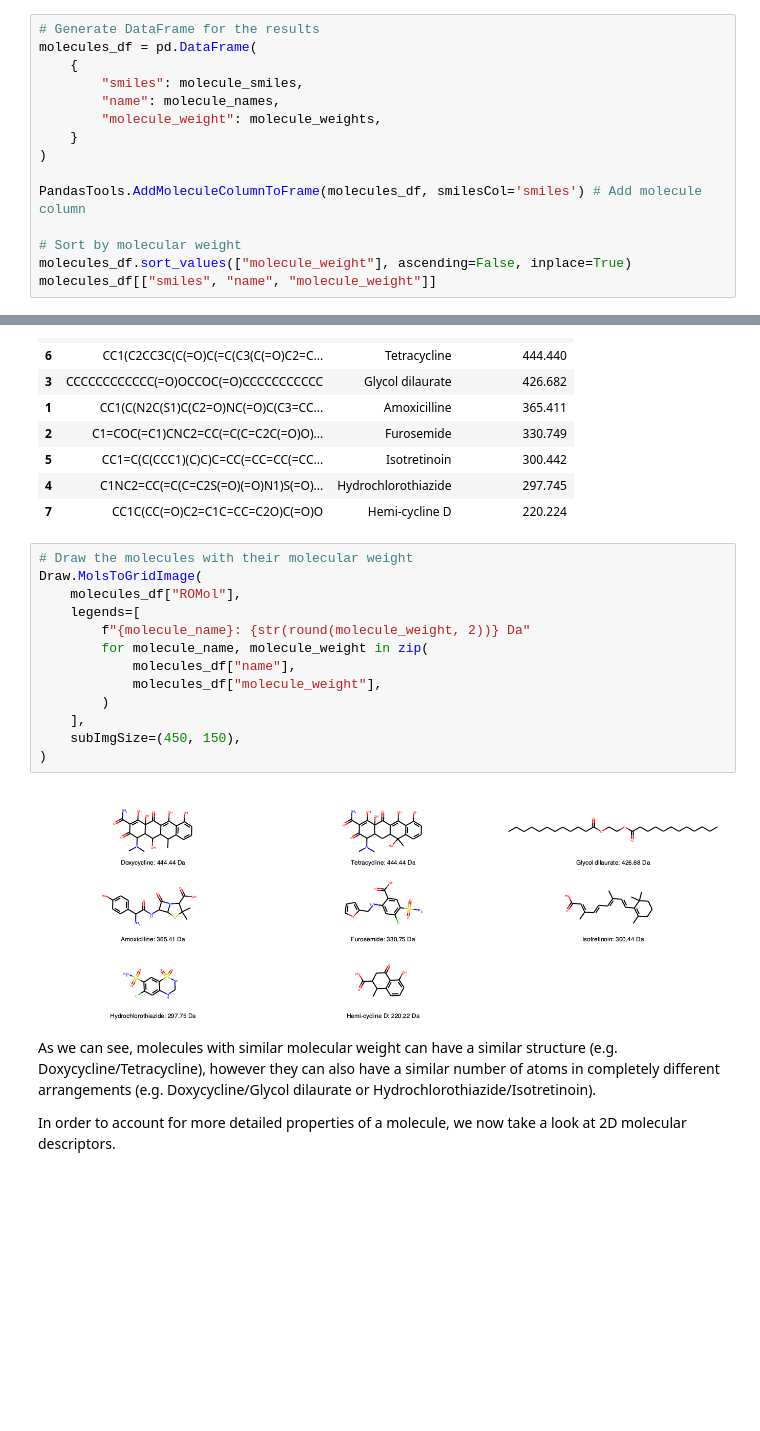
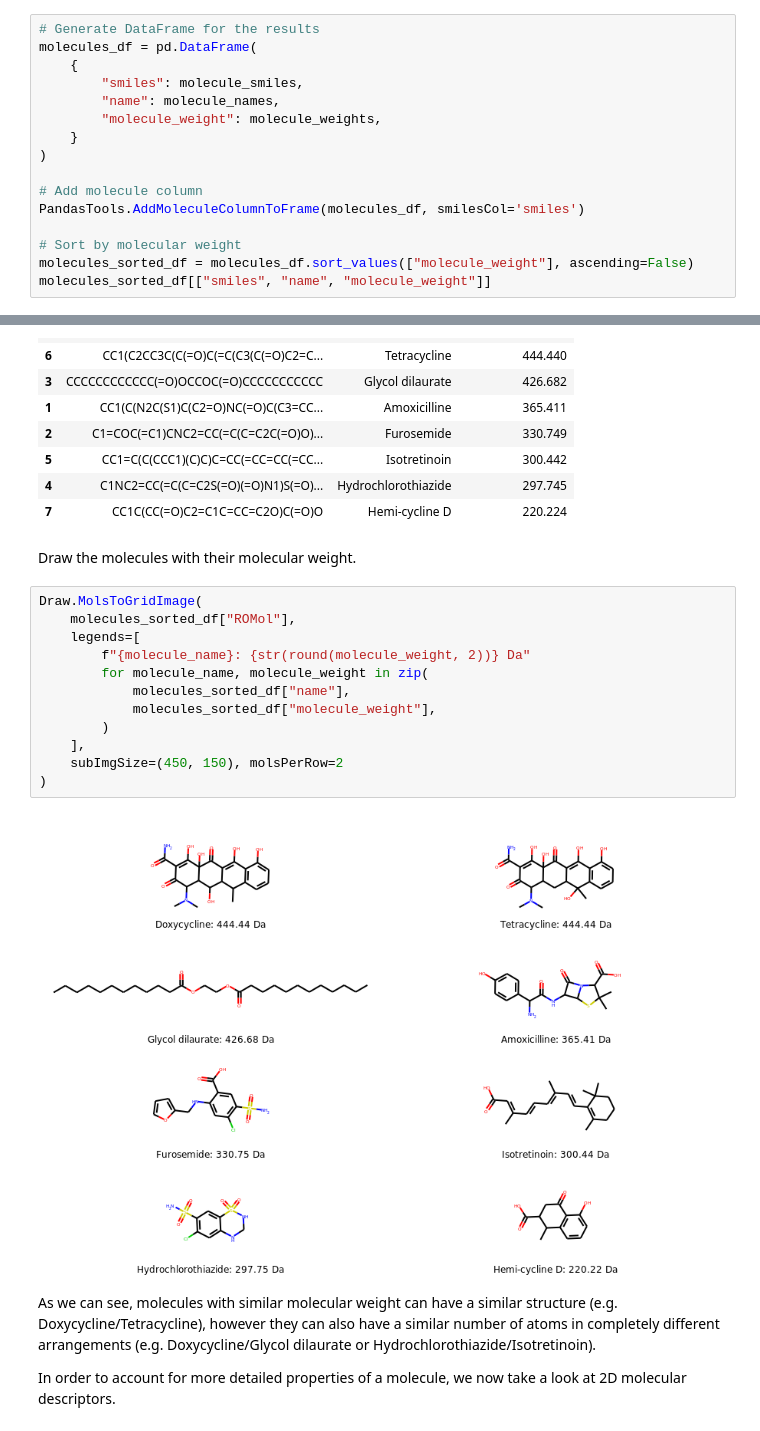
Before and after one commit to volkamerlab/teachopencadd, a Jupyter notebook: teachopencadd/talktorials/004_compound_similarity/talktorial.ipynb, the cells around one changed output, grey strips where cells are left out. Saved outputs shown, nothing was run; the diff lists cells and outputs as text; blank space fills up the shorter version.

```diff
--- a/teachopencadd/talktorials/004_compound_similarity/talktorial.ipynb
+++ b/teachopencadd/talktorials/004_compound_similarity/talktorial.ipynb
@@ -256,11 +253,12 @@ molecules_df = pd.DataFrame(
     }
 )
 
-PandasTools.AddMoleculeColumnToFrame(molecules_df, smilesCol='smiles') # Add molecule column
+# Add molecule column
+PandasTools.AddMoleculeColumnToFrame(molecules_df, smilesCol='smiles')
 
 # Sort by molecular weight
-molecules_df.sort_values(["molecule_weight"], ascending=False, inplace=True)
-molecules_df[["smiles", "name", "molecule_weight"]]
+molecules_sorted_df = molecules_df.sort_values(["molecule_weight"], ascending=False)
+molecules_sorted_df[["smiles", "name", "molecule_weight"]]
 # %% [output]
 |  | smiles | name | molecule_weight |
 | 0 | CC1C2C(C3C(C(=O)C(=C(C3(C(=O)C2=C... | Doxycycline | 444.440 |
@@ -271,21 +269,22 @@ molecules_df[["smiles", "name", "molecule_weight"]]
 | 5 | CC1=C(C(CCC1)(C)C)C=CC(=CC=CC(=CC... | Isotretinoin | 300.442 |
 | 4 | C1NC2=CC(=C(C=C2S(=O)(=O)N1)S(=O)... | Hydrochlorothiazide | 297.745 |
 | 7 | CC1C(CC(=O)C2=C1C=CC=C2O)C(=O)O | Hemi-cycline D | 220.224 |
+# %% [markdown]
+Draw the molecules with their molecular weight.
 # %%
-# Draw the molecules with their molecular weight
 Draw.MolsToGridImage(
-    molecules_df["ROMol"],
+    molecules_sorted_df["ROMol"],
     legends=[
         f"{molecule_name}: {str(round(molecule_weight, 2))} Da"
         for molecule_name, molecule_weight in zip(
-            molecules_df["name"],
-            molecules_df["molecule_weight"],
+            molecules_sorted_df["name"],
+            molecules_sorted_df["molecule_weight"],
         )
     ],
-    subImgSize=(450, 150),
+    subImgSize=(450, 150), molsPerRow=2
 )
 # %% [output]
-[figure, old version]
+[figure, new version]
 # %% [markdown]
 As we can see, molecules with similar molecular weight can have a similar structure (e.g. Doxycycline/Tetracycline), however they can also have a similar number of atoms in completely different arrangements (e.g. Doxycycline/Glycol dilaurate or Hydrochlorothiazide/Isotretinoin).
 
```
Also changed, not shown: parts of 102 cells of this notebook, 3 other files.
